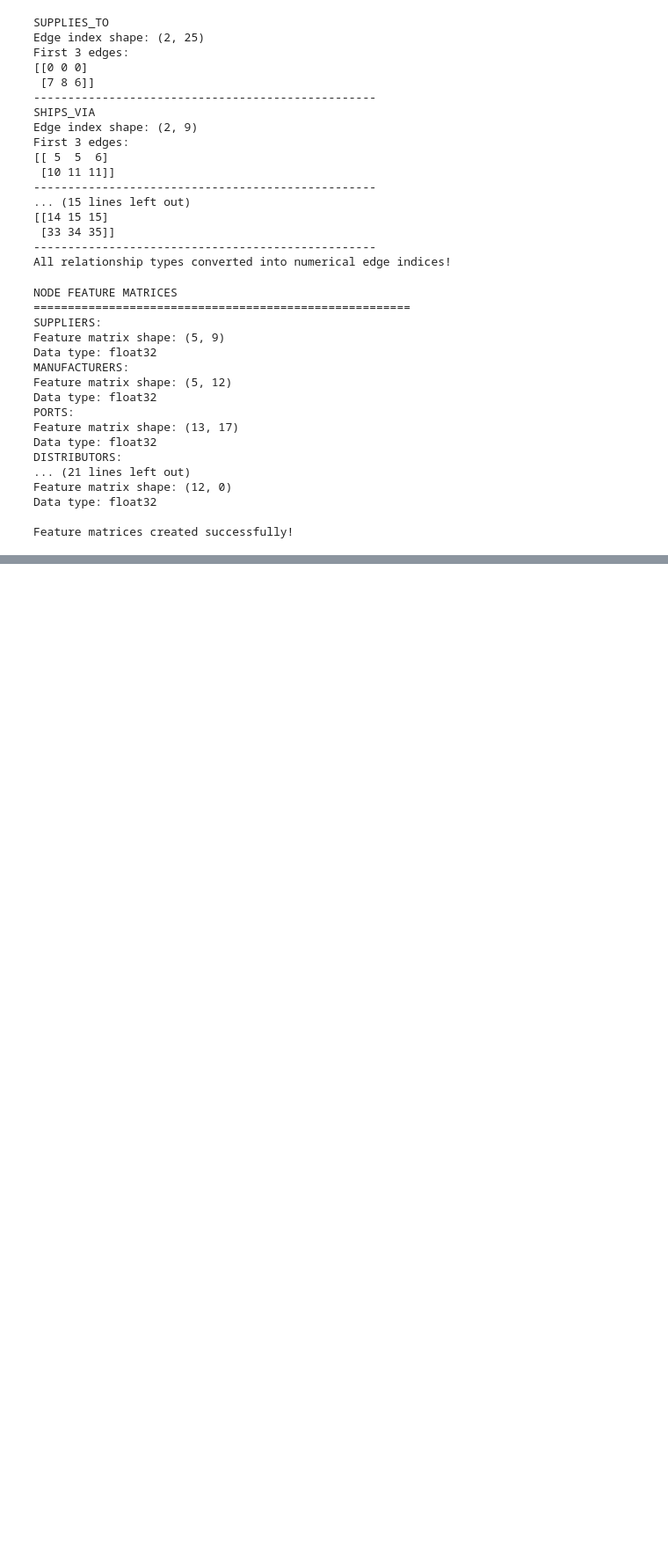
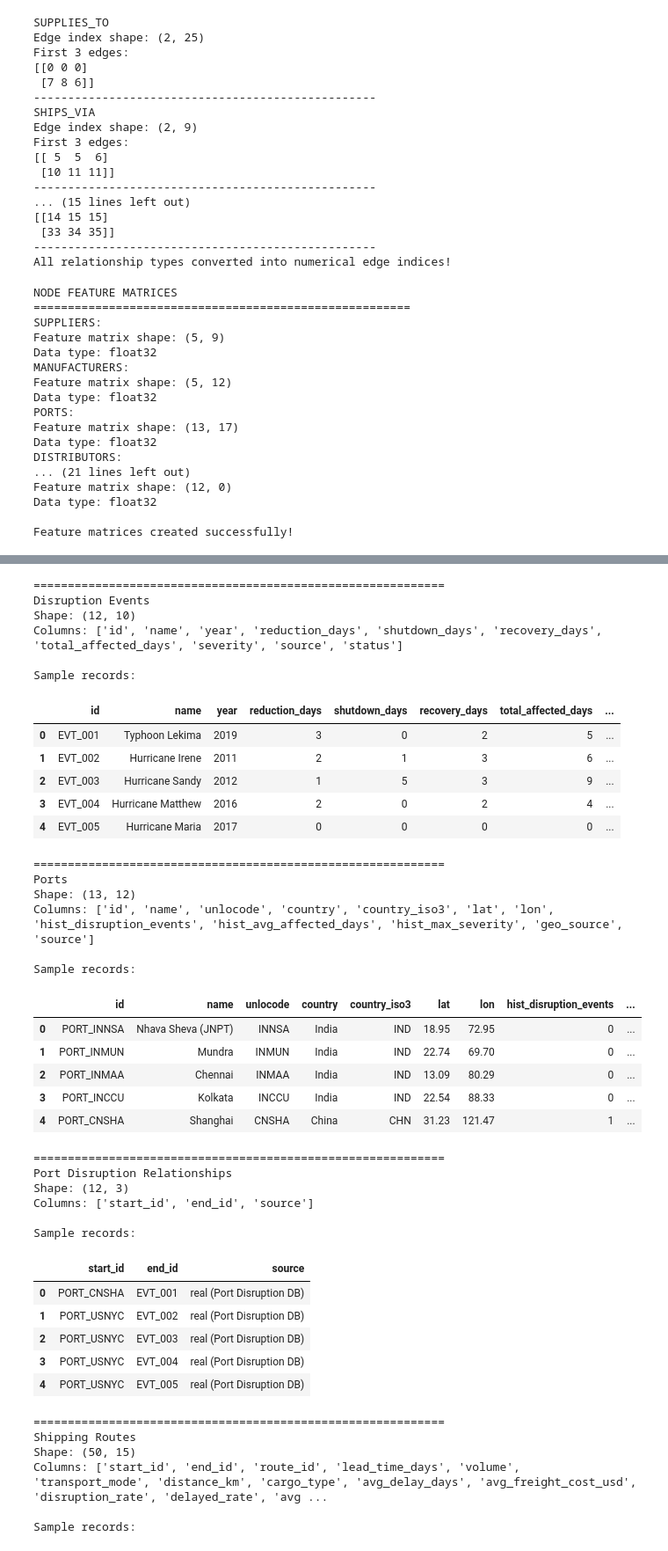
Before and after one commit to Sridharpeddamanishi9710/AtmoGraph-Supply-Chain-Ripple-Predictor, a Jupyter notebook: notebooks/03_gnn_feature_preprocessing.ipynb, the cells around one changed output, grey strips where cells are left out. Shown at 88% size. Saved outputs shown, nothing was run; the diff lists cells and outputs as text; code cells hidden in the pictures; blank space fills up the shorter version.

Commit message:
Build and save AtmoGraph heterogeneous GNN dataset

```diff
--- a/notebooks/03_gnn_feature_preprocessing.ipynb
+++ b/notebooks/03_gnn_feature_preprocessing.ipynb
@@ -1417,0 +1479,7 @@ Feature matrices created successfully!
+# %%
+# Inspect relationship endpoint columns before exporting GNN edge data
+
+for relation, df in edge_index_frames.items():
+    print(f"\n{relation.upper()}")
+    print("Columns:", df.columns.tolist())
+    print(df.head(3))
@@ -1417,0 +1929,60 @@ Feature matrices created successfully!
+# %%
+# Inspect original disruption and route data to identify prediction targets
+
+datasets_to_inspect = {
+    "Disruption Events": nodes["disruption_events"],
+    "Ports": nodes["ports"],
+    "Port Disruption Relationships": edges["had_disruption"],
+    "Shipping Routes": edges["route_to"]
+}
+
+for name, df in datasets_to_inspect.items():
+    print(f"\n{'=' * 60}")
+    print(name)
+    print("Shape:", df.shape)
+    print("Columns:", df.columns.tolist())
+    print("\nSample records:")
+    display(df.head(5))
+# %% [output]
+============================================================
+Disruption Events
+Shape: (12, 10)
+Columns: ['id', 'name', 'year', 'reduction_days', 'shutdown_days', 'recovery_days', 'total_affected_days', 'severity', 'source', 'status']
+
+Sample records:
+|  | id | name | year | reduction_days | shutdown_days | recovery_days | total_affected_days | ... |
+| 0 | EVT_001 | Typhoon Lekima | 2019 | 3 | 0 | 2 | 5 | ... |
+| 1 | EVT_002 | Hurricane Irene | 2011 | 2 | 1 | 3 | 6 | ... |
+| 2 | EVT_003 | Hurricane Sandy | 2012 | 1 | 5 | 3 | 9 | ... |
+| 3 | EVT_004 | Hurricane Matthew | 2016 | 2 | 0 | 2 | 4 | ... |
+| 4 | EVT_005 | Hurricane Maria | 2017 | 0 | 0 | 0 | 0 | ... |
+============================================================
+Ports
+Shape: (13, 12)
+Columns: ['id', 'name', 'unlocode', 'country', 'country_iso3', 'lat', 'lon', 'hist_disruption_events', 'hist_avg_affected_days', 'hist_max_severity', 'geo_source', 'source']
+
+Sample records:
+|  | id | name | unlocode | country | country_iso3 | lat | lon | hist_disruption_events | ... |
+| 0 | PORT_INNSA | Nhava Sheva (JNPT) | INNSA | India | IND | 18.95 | 72.95 | 0 | ... |
+| 1 | PORT_INMUN | Mundra | INMUN | India | IND | 22.74 | 69.70 | 0 | ... |
+| 2 | PORT_INMAA | Chennai | INMAA | India | IND | 13.09 | 80.29 | 0 | ... |
+| 3 | PORT_INCCU | Kolkata | INCCU | India | IND | 22.54 | 88.33 | 0 | ... |
+| 4 | PORT_CNSHA | Shanghai | CNSHA | China | CHN | 31.23 | 121.47 | 1 | ... |
+============================================================
+Port Disruption Relationships
+Shape: (12, 3)
+Columns: ['start_id', 'end_id', 'source']
+
+Sample records:
+|  | start_id | end_id | source |
+| 0 | PORT_CNSHA | EVT_001 | real (Port Disruption DB) |
+| 1 | PORT_USNYC | EVT_002 | real (Port Disruption DB) |
+| 2 | PORT_USNYC | EVT_003 | real (Port Disruption DB) |
+| 3 | PORT_USNYC | EVT_004 | real (Port Disruption DB) |
+| 4 | PORT_USNYC | EVT_005 | real (Port Disruption DB) |
+============================================================
+Shipping Routes
+Shape: (50, 15)
+Columns: ['start_id', 'end_id', 'route_id', 'lead_time_days', 'volume', 'transport_mode', 'distance_km', 'cargo_type', 'avg_delay_days', 'avg_freight_cost_usd', 'disruption_rate', 'delayed_rate', 'avg ...
+
+Sample records:
```
Also changed, not shown: parts of 14 cells of this notebook, 12 other files.
